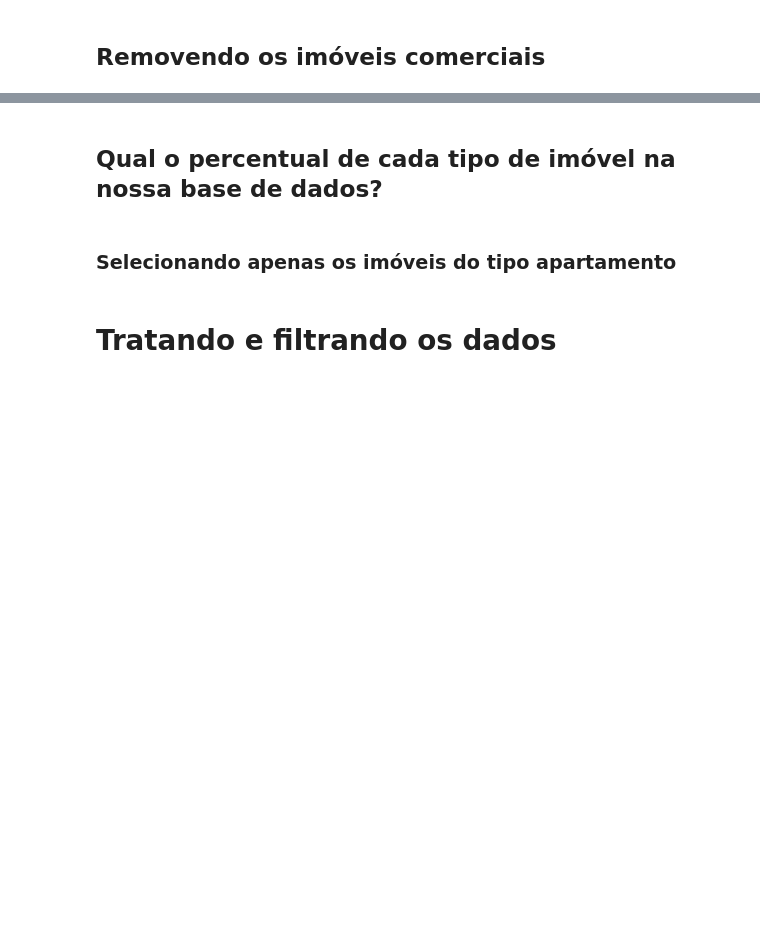
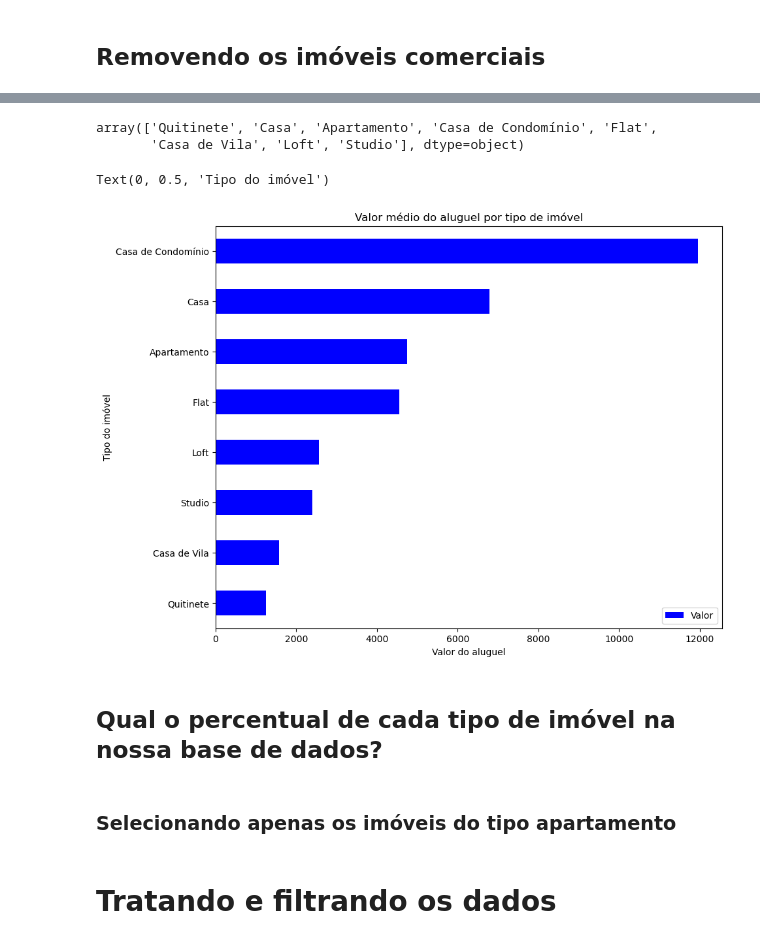
Before and after one commit to KelvynAmaral/jornada_pandas, a Jupyter notebook: notebooks/notebook_inicial.ipynb, the cells around one changed output, grey strips where cells are left out. Saved outputs shown, nothing was run; the diff lists cells and outputs as text; code cells hidden in the pictures; blank space fills up the shorter version.

Commit message:
Separa imoveis comerciais

```diff
--- a/notebooks/notebook_inicial.ipynb
+++ b/notebooks/notebook_inicial.ipynb
@@ -101,3 +222,19 @@ dados[['Valor', 'Quartos']]
+# %%
+df = dados.query('Tipo not in @imoveis_comercias')
+# %%
+df.Tipo.unique()
+# %% [output]
+array(['Quitinete', 'Casa', 'Apartamento', 'Casa de Condomínio', 'Flat',
+       'Casa de Vila', 'Loft', 'Studio'], dtype=object)
+# %%
+df_preco_tipo = df.groupby('Tipo')[['Valor']].mean().sort_values('Valor').round(2)
+df_preco_tipo.plot(kind='barh', figsize= (10,8), color='blue')
+plt.title('Valor médio do aluguel por tipo de imóvel')
+plt.xlabel('Valor do aluguel')
+plt.ylabel('Tipo do imóvel')
+# %% [output]
+Text(0, 0.5, 'Tipo do imóvel')
+[figure, added]
 # %% [markdown]
 ## Qual o percentual de cada tipo de imóvel na nossa base de dados?
 # %% [markdown]
```
Also changed, not shown: parts of 13 cells of this notebook.
